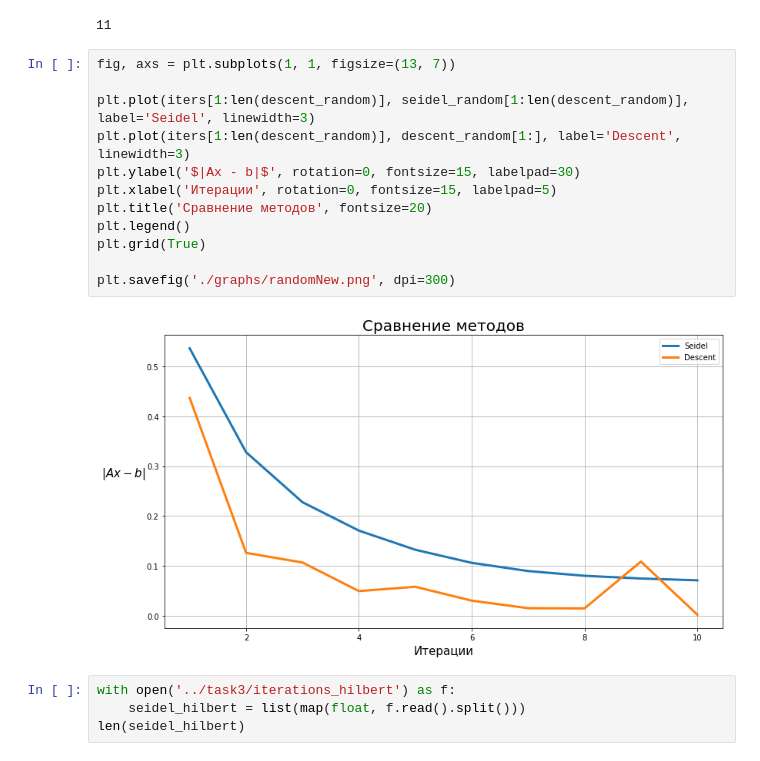
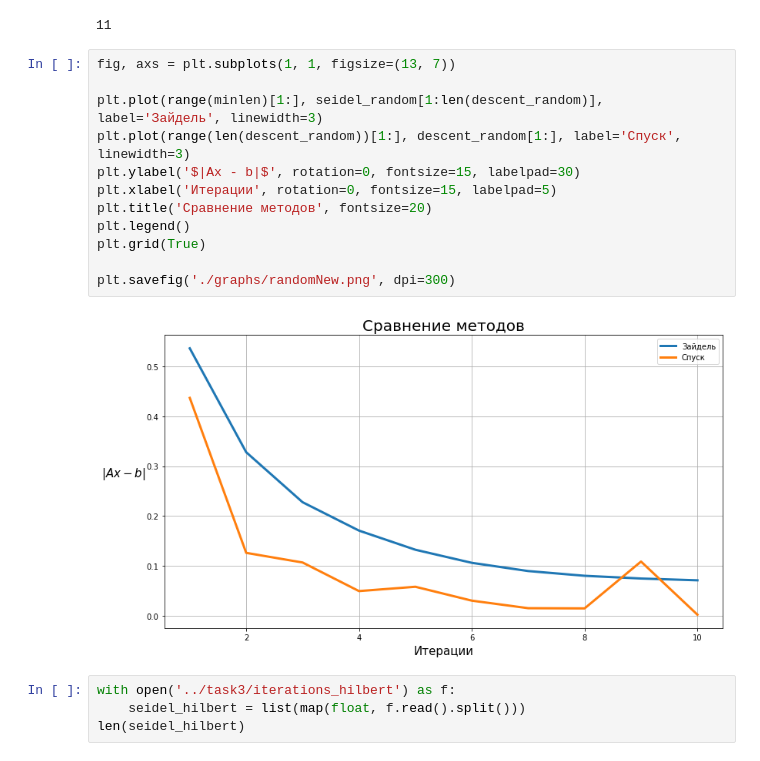
Before and after one commit to hazzus/numanal-hw2, a Jupyter notebook: vis/Graphs.ipynb, the cells around one changed output. Saved outputs shown, nothing was run; the diff lists cells and outputs as text.

```diff
--- a/vis/Graphs.ipynb
+++ b/vis/Graphs.ipynb
@@ -79,17 +79,17 @@ len(descent_random)
 # %%
 fig, axs = plt.subplots(1, 1, figsize=(13, 7))
 
-plt.plot(iters[1:len(descent_random)], seidel_random[1:len(descent_random)], label='Seidel', linewidth=3)
-plt.plot(iters[1:len(descent_random)], descent_random[1:], label='Descent', linewidth=3)
+plt.plot(range(minlen)[1:], seidel_random[1:len(descent_random)], label='Зайдель', linewidth=3)
+plt.plot(range(len(descent_random))[1:], descent_random[1:], label='Спуск', linewidth=3)
 plt.ylabel('$|Ax - b|$', rotation=0, fontsize=15, labelpad=30)
 plt.xlabel('Итерации', rotation=0, fontsize=15, labelpad=5)
 plt.title('Сравнение методов', fontsize=20)
 plt.legend()
 plt.grid(True)
 
 plt.savefig('./graphs/randomNew.png', dpi=300)
 # %% [output]
-[figure, old version]
+[figure, new version]
 # %%
 with open('../task3/iterations_hilbert') as f:
     seidel_hilbert = list(map(float, f.read().split()))
```
Also changed, not shown: parts of 2 cells of this notebook, 3 other files.
